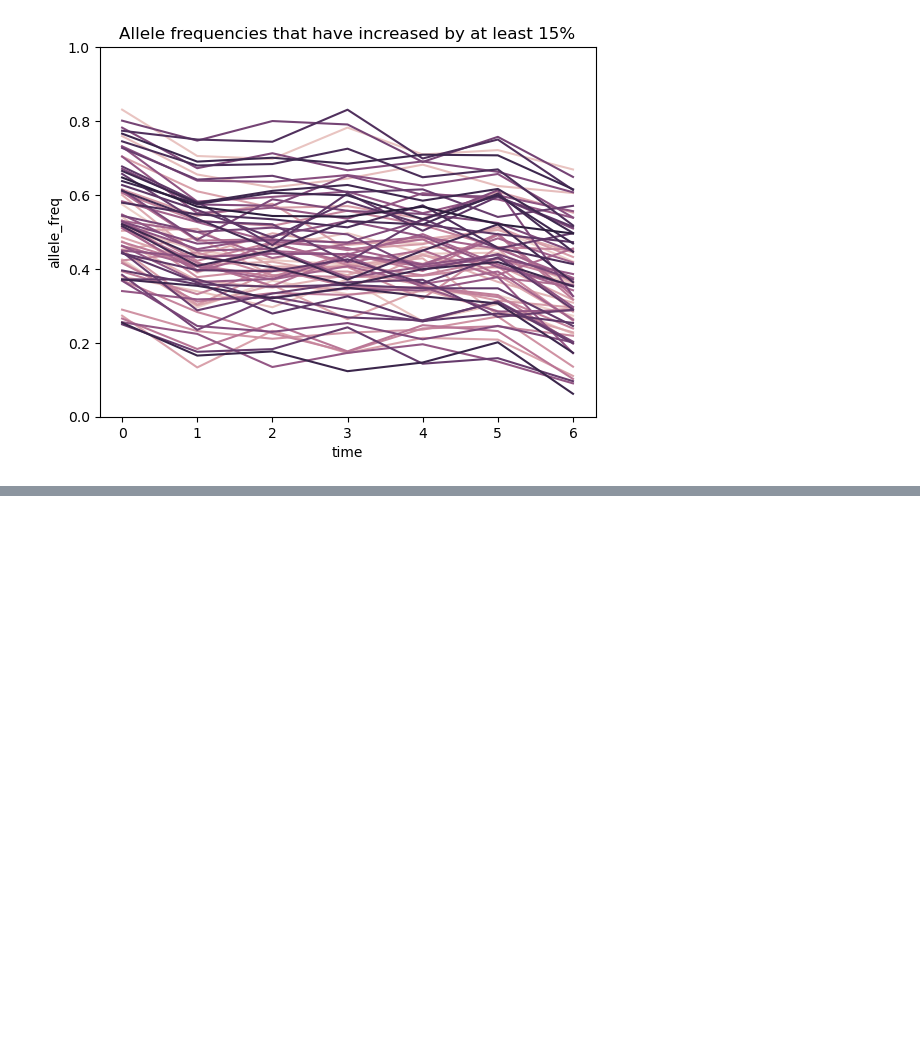
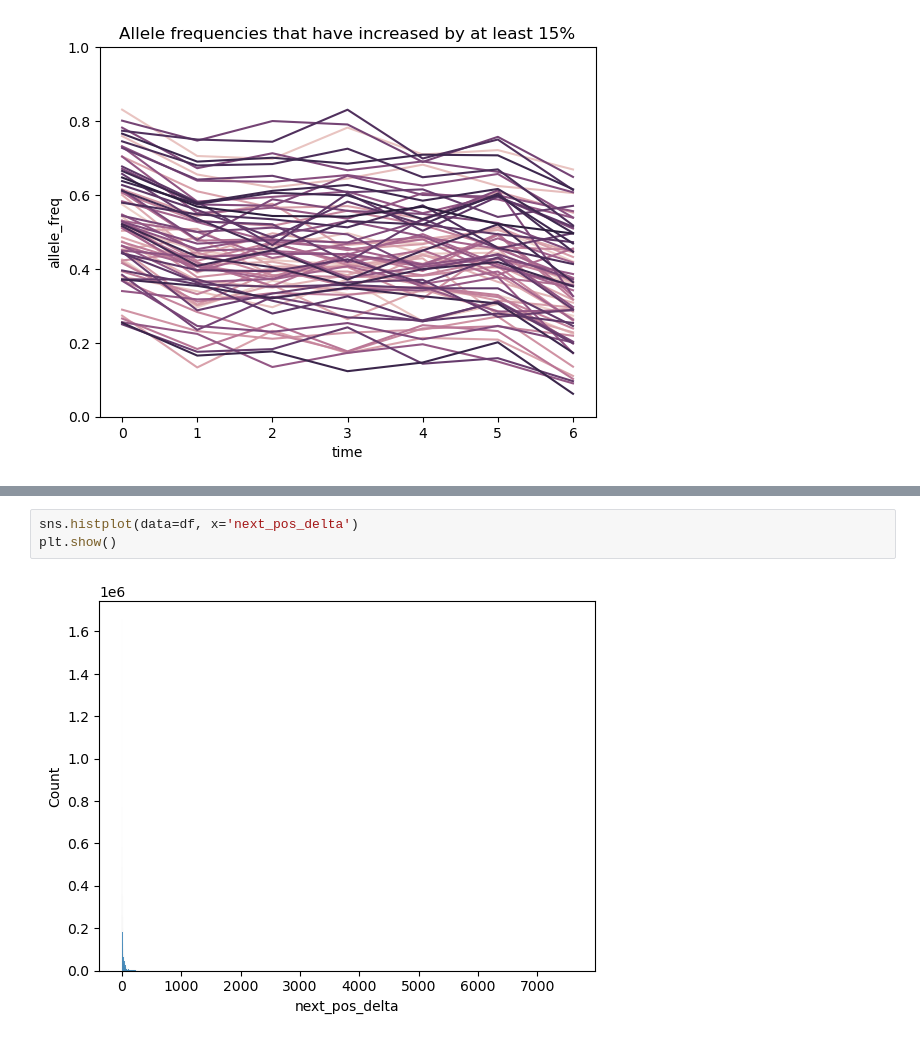
Before and after one commit to Vostanis/predicting_DFE, a Jupyter notebook: notebooks/00_explore.ipynb, the cells around one changed output, grey strips where cells are left out. Drawn from its saved outputs; the diff is of its cells as text; blank space fills up the shorter version.

```diff
--- a/notebooks/00_explore.ipynb
+++ b/notebooks/00_explore.ipynb
@@ -331,3 +391,8 @@ plt.close()
 HTML(ani.to_jshtml())
 # %% [output]
 [interactive output not drawn]
+# %%
+sns.histplot(data=df, x='next_pos_delta')
+plt.show()
+# %% [output]
+[figure, added]
```
Also changed, not shown: parts of 13 cells of this notebook.
